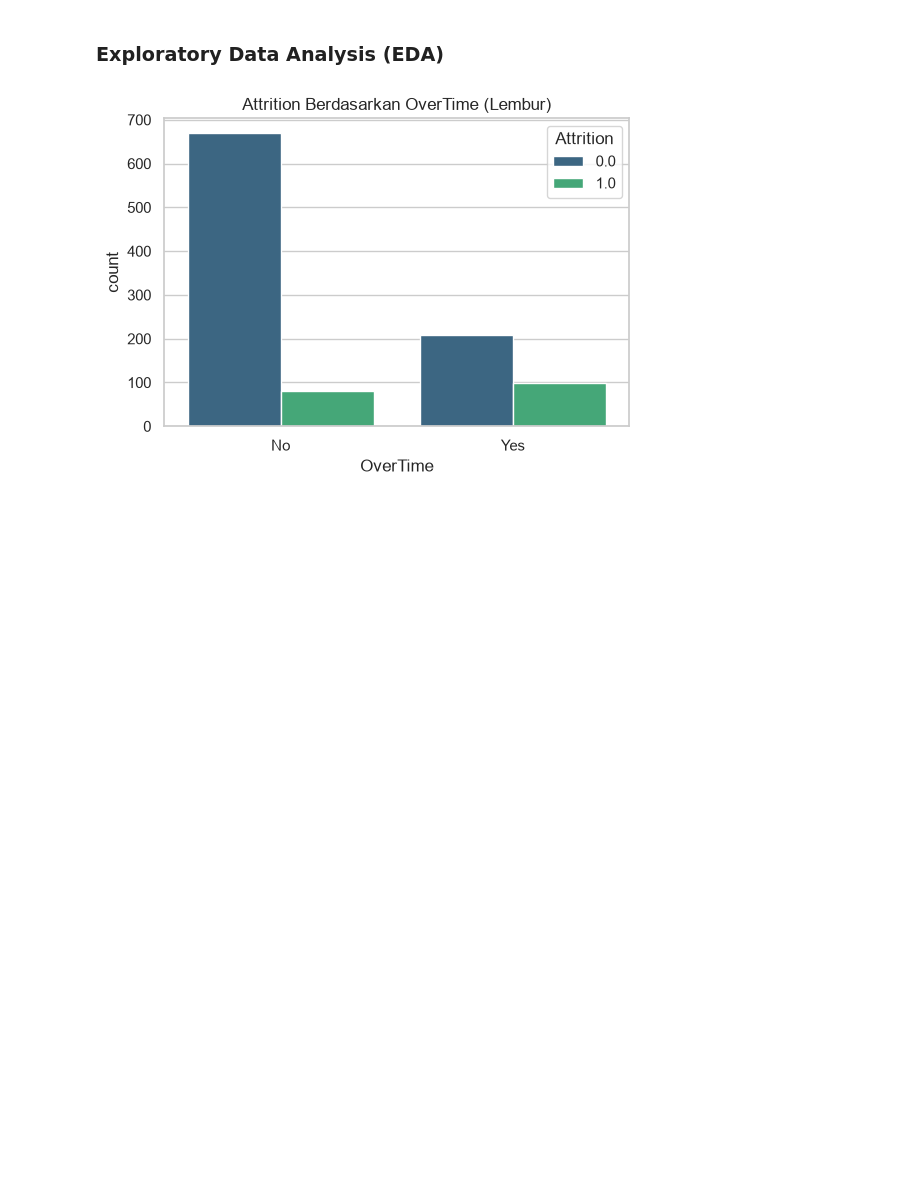
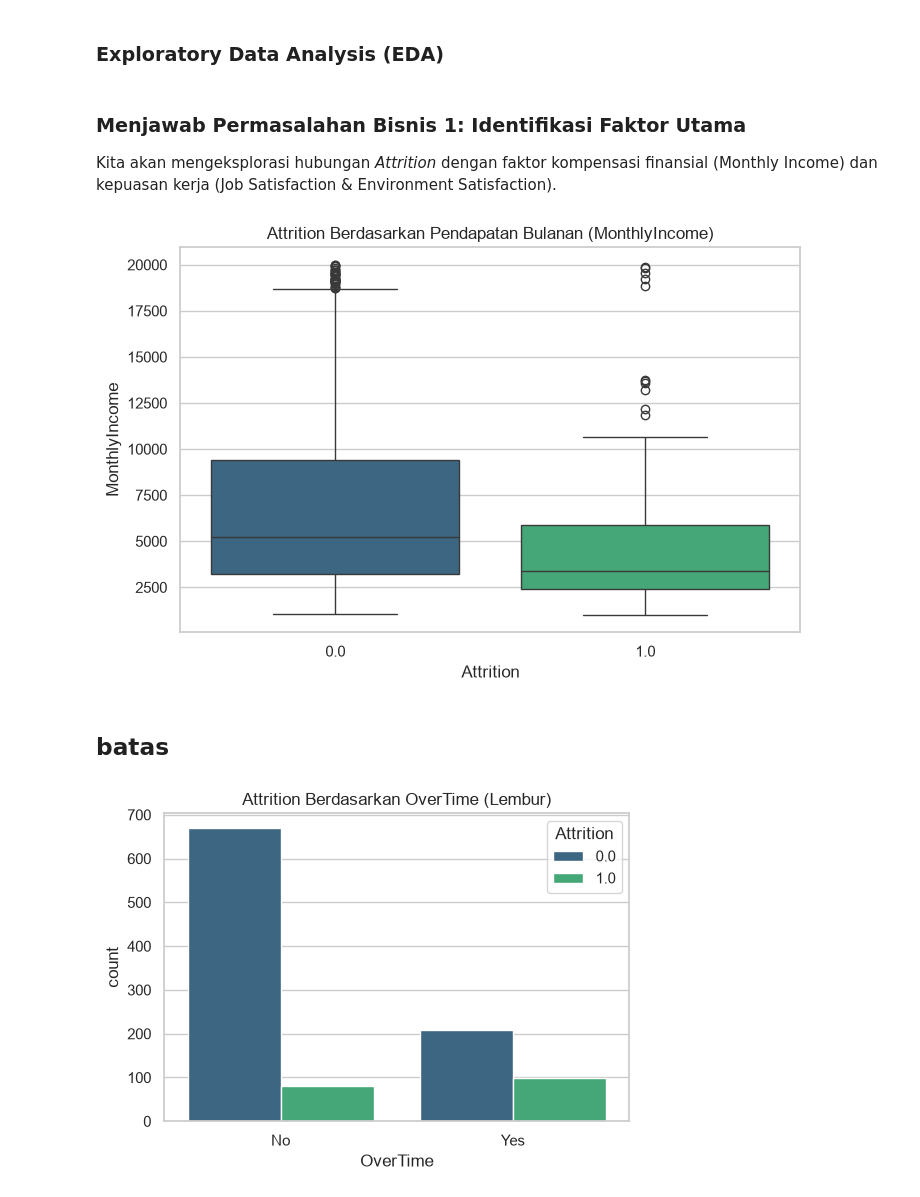
Before and after one commit to dzikri007/Summer-Project-Data-Science, a Jupyter notebook: Submission Pertama Menyelesaikan Permasalahan Human Resources/notebook.ipynb, the cells around one changed output. Drawn from its saved outputs; the diff is of its cells as text; code cells hidden in the pictures; blank space fills up the shorter version.

Commit message:
feat: add initial notebook for human resources attrition analysis project

```diff
--- a/Submission Pertama Menyelesaikan Permasalahan Human Resources/notebook.ipynb
+++ b/Submission Pertama Menyelesaikan Permasalahan Human Resources/notebook.ipynb
@@ -20,6 +20,8 @@ from sklearn.metrics import accuracy_score, classification_report, confusion_mat
 
 import warnings
 warnings.filterwarnings("ignore")
+sns.set_theme(style="whitegrid")
+plt.rcParams['figure.figsize'] = (10, 6)
 # %% [markdown]
 ### Menyiapkan data yang akan diguankan
 # %% [markdown]
@@ -109,6 +111,19 @@ dtype: int64
 Ukuran data sekarang: (1058, 35)
 # %% [markdown]
 ### Exploratory Data Analysis (EDA)
+# %% [markdown]
+### Menjawab Permasalahan Bisnis 1: Identifikasi Faktor Utama
+Kita akan mengeksplorasi hubungan *Attrition* dengan faktor kompensasi finansial (Monthly Income) dan kepuasan kerja (Job Satisfaction & Environment Satisfaction).
+# %%
+# Kompensasi: Hubungan Attrition dengan MonthlyIncome
+plt.figure(figsize=(8,5))
+sns.boxplot(data=data, x='Attrition', y='MonthlyIncome', palette='viridis')
+plt.title('Attrition Berdasarkan Pendapatan Bulanan (MonthlyIncome)')
+plt.show()
+# %% [output]
+[figure, added]
+# %% [markdown]
+## batas
 # %%
 # Hubungan Attrition dengan OverTime
 plt.figure(figsize=(6,4))
```
Also changed, not shown: parts of 1 cell of this notebook.
